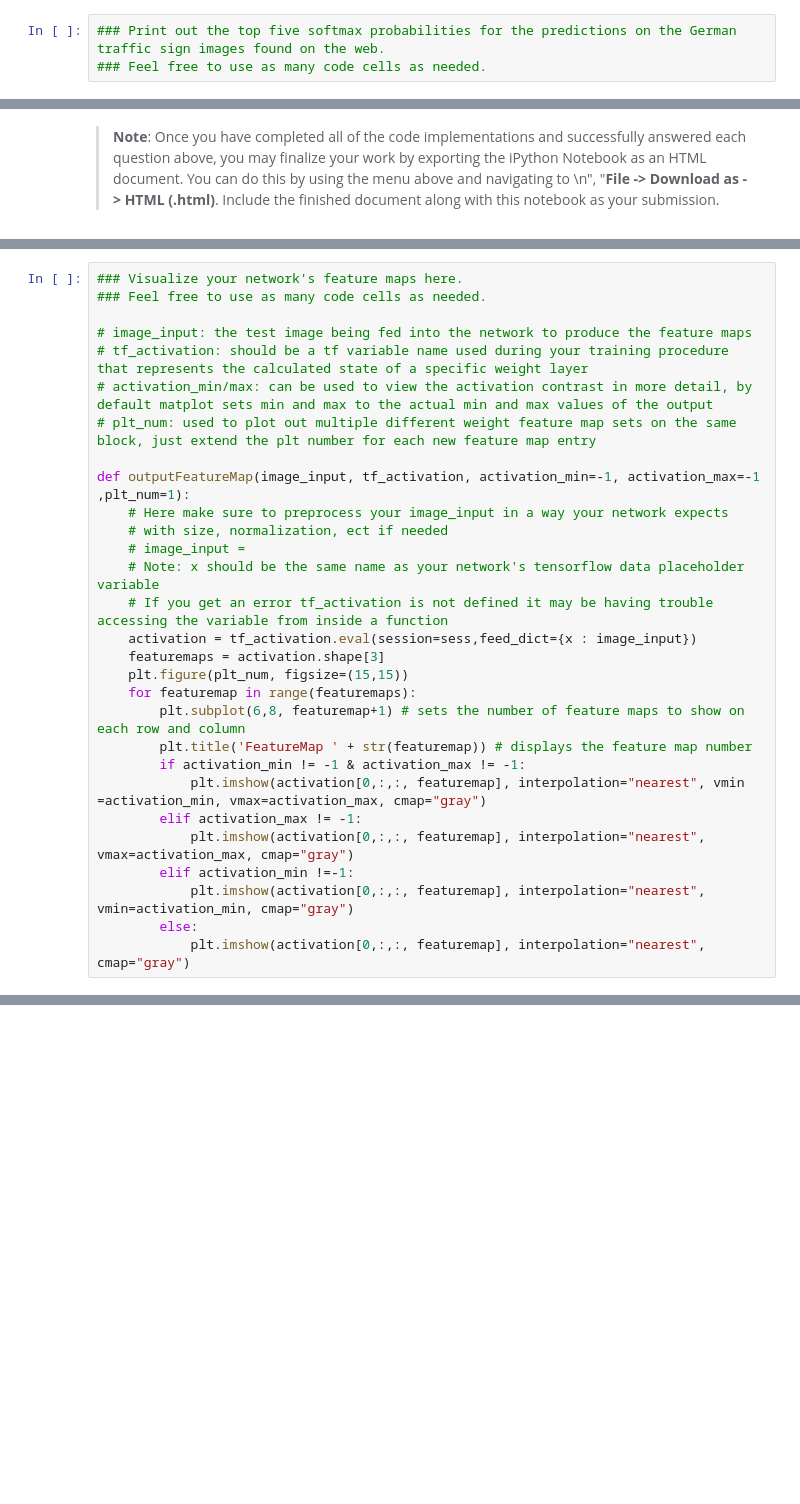
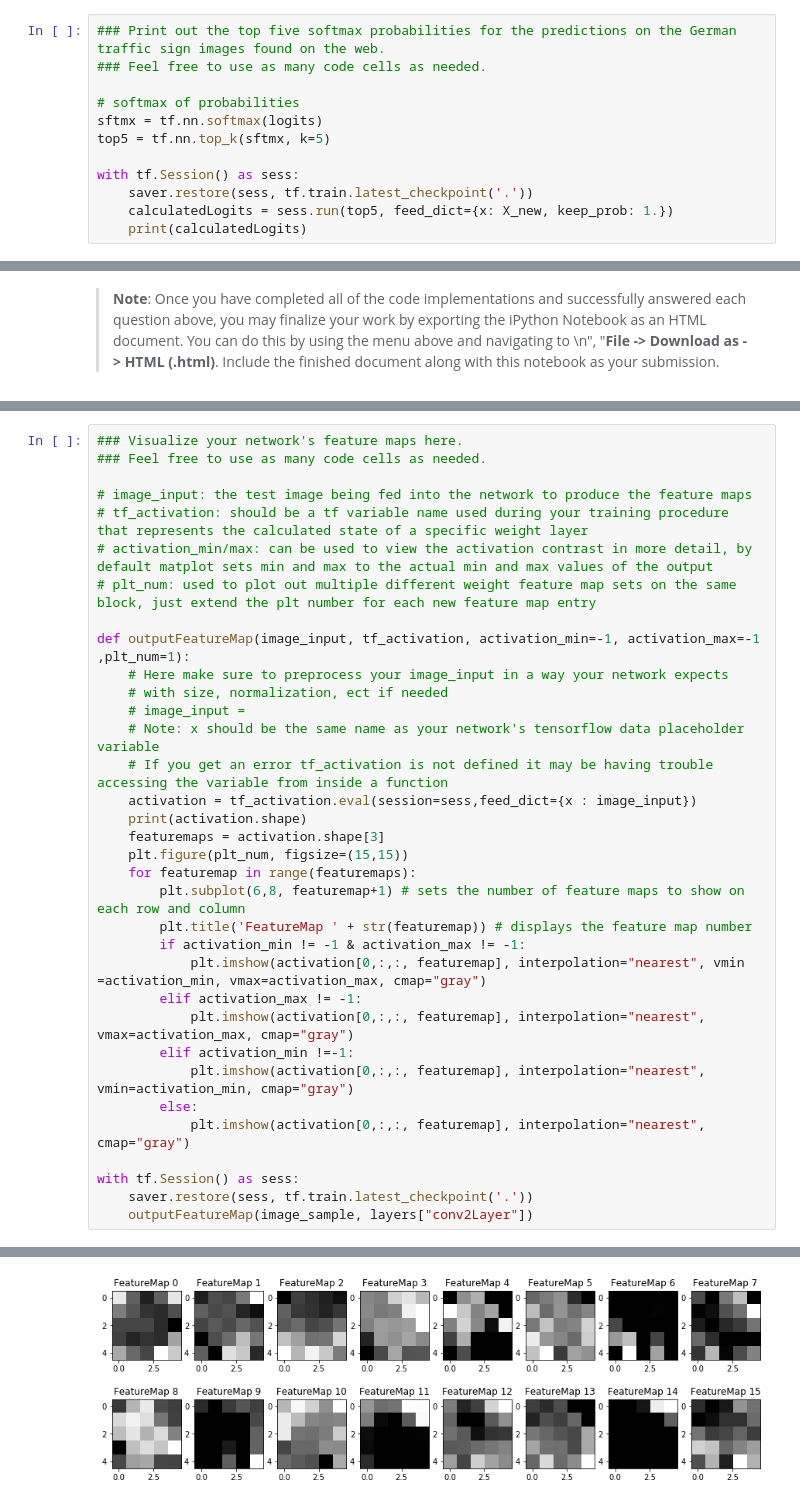
Before and after one commit to magak/CDC_Task2, a Jupyter notebook: Traffic_Sign_Classifier.ipynb, the cells around one changed output, grey strips where cells are left out. Cells and saved outputs as stored; diff of their text form; blank space fills up the shorter version.

```diff
--- a/Traffic_Sign_Classifier.ipynb
+++ b/Traffic_Sign_Classifier.ipynb
@@ -738,3 +714,12 @@ Looking just at the first row we get `[ 0.34763842,  0.24879643,  0.12789202]`,
 # %%
 ### Print out the top five softmax probabilities for the predictions on the German traffic sign images found on the web.
 ### Feel free to use as many code cells as needed.
+
+# softmax of probabilities
+sftmx = tf.nn.softmax(logits)
+top5 = tf.nn.top_k(sftmx, k=5)
+
+with tf.Session() as sess:
+    saver.restore(sess, tf.train.latest_checkpoint('.'))
+    calculatedLogits = sess.run(top5, feed_dict={x: X_new, keep_prob: 1.})
+    print(calculatedLogits)
@@ -780,6 +796,7 @@ def outputFeatureMap(image_input, tf_activation, activation_min=-1, activation_m
     # Note: x should be the same name as your network's tensorflow data placeholder variable
     # If you get an error tf_activation is not defined it may be having trouble accessing the variable from inside a function
     activation = tf_activation.eval(session=sess,feed_dict={x : image_input})
+    print(activation.shape)
     featuremaps = activation.shape[3]
     plt.figure(plt_num, figsize=(15,15))
     for featuremap in range(featuremaps):
@@ -793,3 +810,8 @@ def outputFeatureMap(image_input, tf_activation, activation_min=-1, activation_m
             plt.imshow(activation[0,:,:, featuremap], interpolation="nearest", vmin=activation_min, cmap="gray")
         else:
             plt.imshow(activation[0,:,:, featuremap], interpolation="nearest", cmap="gray")
+
+with tf.Session() as sess:
+    saver.restore(sess, tf.train.latest_checkpoint('.'))
+    outputFeatureMap(image_sample, layers["conv2Layer"])
+# %% [output]
@@ -795,0 +819 @@ def outputFeatureMap(image_input, tf_activation, activation_min=-1, activation_m
+[figure, added]
```
Also changed, not shown: parts of 14 cells of this notebook, 3 other files.
